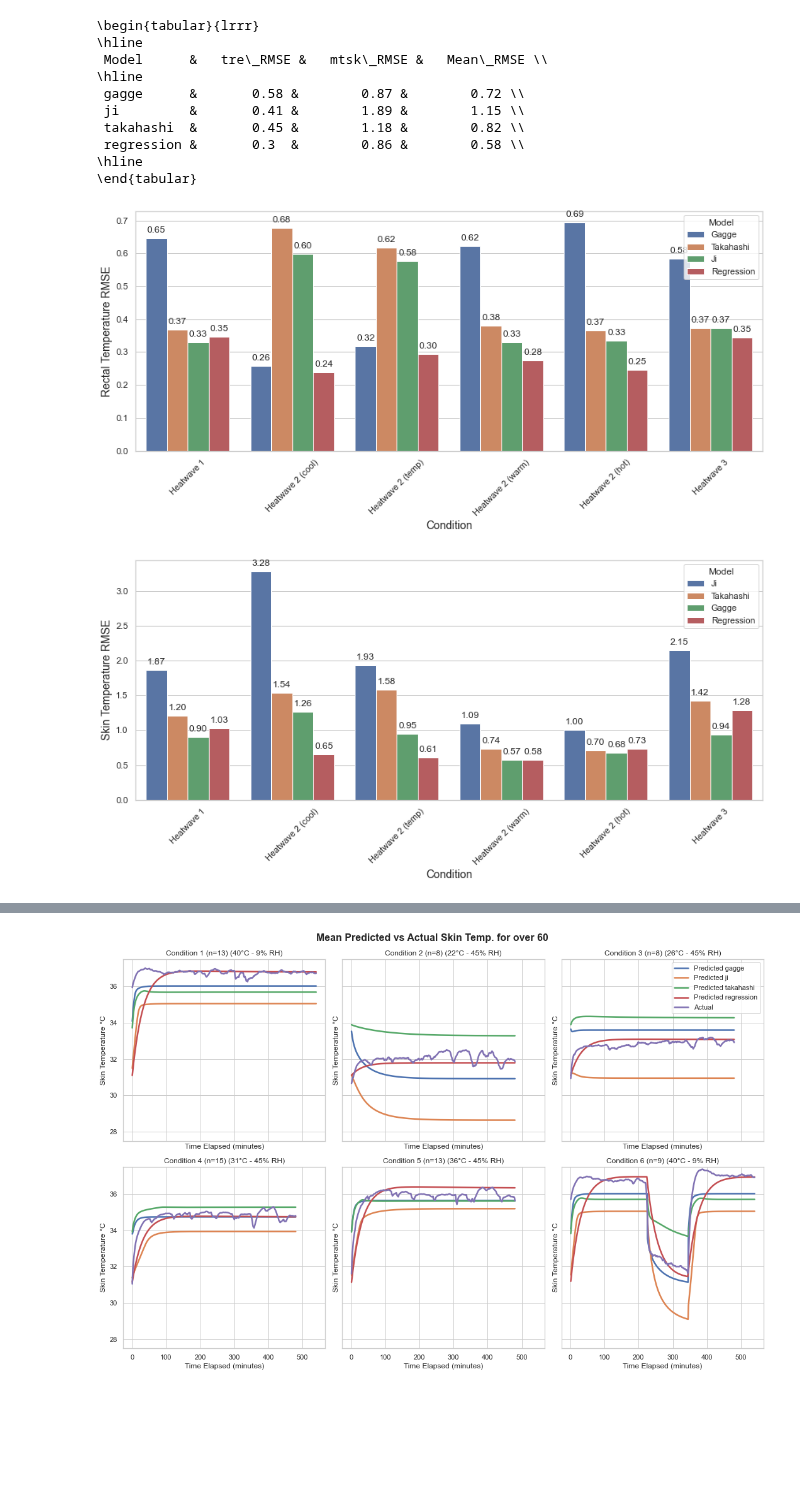
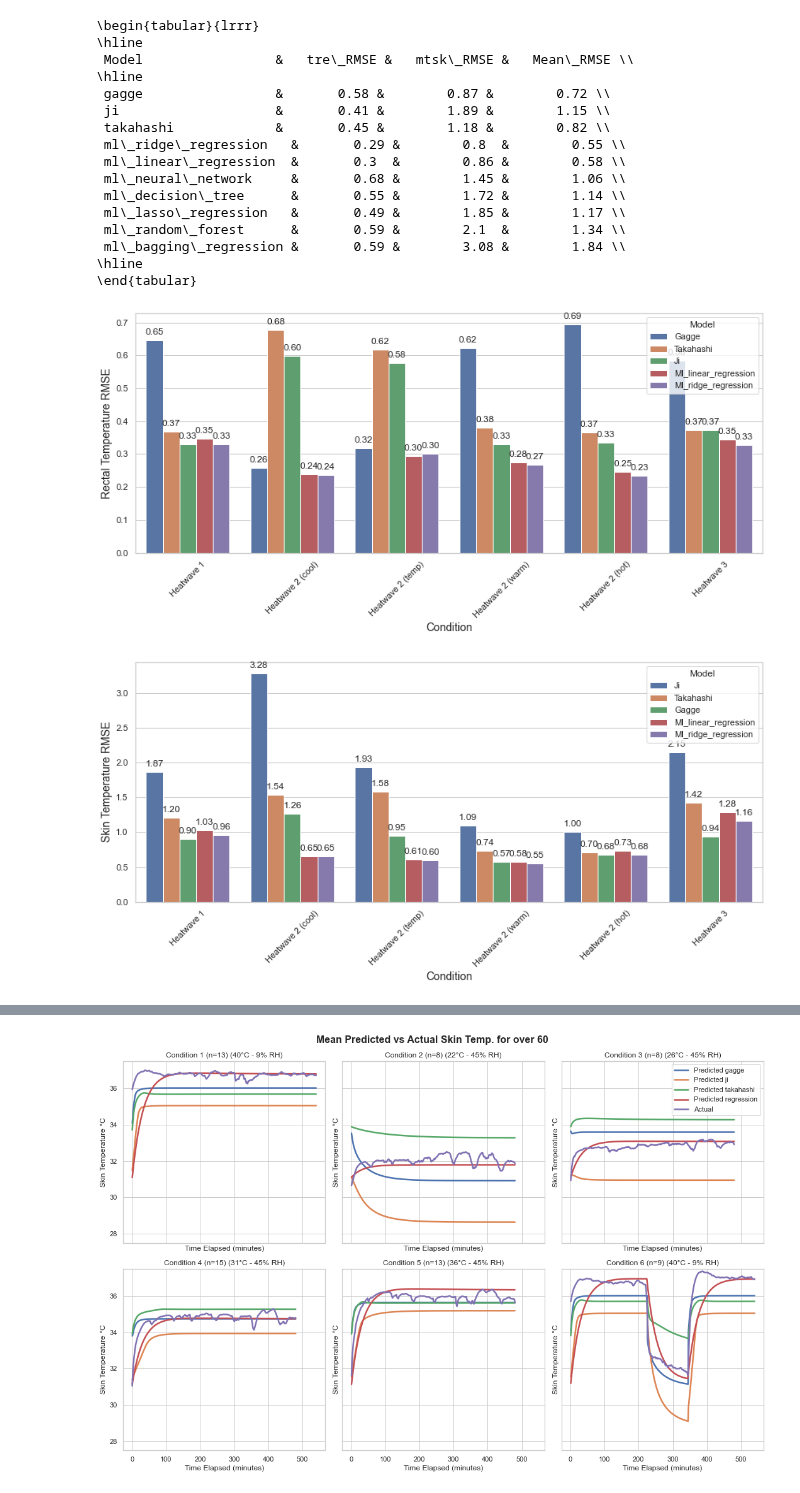
Before and after one commit to climate-ethos/core-temperature-modelling, a Jupyter notebook: results-analysis.ipynb, the cells around one changed output, grey strips where cells are left out. Saved outputs shown, nothing was run; the diff lists cells and outputs as text; code cells hidden in the pictures; blank space fills up the shorter version.

```diff
--- a/results-analysis.ipynb
+++ b/results-analysis.ipynb
@@ -9,12 +9,19 @@ from math import sqrt
 from tabulate import tabulate
 
 models = [
+    # Biophysical models
     'gagge',
     'ji',
     'takahashi',
-    'regression',
-    # 'rnn'
-    # 'fortran',
+    # ML models
+    'ml_ridge_regression',
+    'ml_linear_regression',
+    'ml_neural_network',
+    'ml_decision_tree',
+    'ml_lasso_regression',
+    'ml_random_forest',
+    'ml_bagging_regression',
+    'rnn'
 ]
 
 studies = [
@@ -105,15 +112,31 @@ print(latex_table)
 # %% [output]
 \begin{tabular}{lrrr}
 \hline
- Model      &   tre\_RMSE &   mtsk\_RMSE &   Mean\_RMSE \\
+ Model                 &   tre\_RMSE &   mtsk\_RMSE &   Mean\_RMSE \\
 \hline
- gagge      &       0.58 &        0.87 &        0.72 \\
- ji         &       0.41 &        1.89 &        1.15 \\
- takahashi  &       0.45 &        1.18 &        0.82 \\
- regression &       0.3  &        0.86 &        0.58 \\
+ gagge                 &       0.58 &        0.87 &        0.72 \\
+ ji                    &       0.41 &        1.89 &        1.15 \\
+ takahashi             &       0.45 &        1.18 &        0.82 \\
+ ml\_ridge\_regression   &       0.29 &        0.8  &        0.55 \\
+ ml\_linear\_regression  &       0.3  &        0.86 &        0.58 \\
+ ml\_neural\_network     &       0.68 &        1.45 &        1.06 \\
+ ml\_decision\_tree      &       0.55 &        1.72 &        1.14 \\
+ ml\_lasso\_regression   &       0.49 &        1.85 &        1.17 \\
+ ml\_random\_forest      &       0.59 &        2.1  &        1.34 \\
+ ml\_bagging\_regression &       0.59 &        3.08 &        1.84 \\
 \hline
 \end{tabular}
 # %%
+models = [
+    # Biophysical models
+    'gagge',
+    'ji',
+    'takahashi',
+    # ML models
+    'ml_ridge_regression',
+    'ml_linear_regression',
+]
+
 # To store the MSE of each model for each condition
 rmse_dict = {}
 
@@ -163,34 +186,34 @@ df['StudyCondition'] = df['StudyCondition'].replace(remap_dict)
 # Melt the DataFrame back to long format for seaborn
 df_melt = df.melt(id_vars=['StudyCondition', 'Model'], value_vars='RMSE')
 
 # Calculate the average MSE for each Model
 avg_mse = df.groupby('Model')['RMSE'].mean().sort_values(ascending=False)
 
 # Sort the 'Model' category based on the average MSE
 df_melt['Model'] = df_melt['Model'].astype('category')
 df_melt['Model'] = df_melt['Model'].cat.set_categories(avg_mse.index)
 
 # Plot the grouped bar chart
 ax = sns.barplot(x='StudyCondition', y='value', hue='Model', data=df_melt, hue_order=avg_mse.index)
 
 # Add a value label to each bar
 for p in ax.patches:
     ax.annotate(format(p.get_height(), '.2f'),
                 (p.get_x() + p.get_width() / 2., p.get_height()),
                 ha = 'center', va = 'center',
                 xytext = (0, 10),
                 textcoords = 'offset points')
 
 # plt.title('RMSE of Each Model Over Every Condition', fontsize=16)
 plt.ylabel('Rectal Temperature RMSE', fontsize=14)
 plt.xlabel('Condition', fontsize=14)
 plt.xticks(rotation=45)
 plt.tight_layout()
 # Save figure
 plt.savefig("figures/rectal_rmse_chart.pdf", format='pdf')
 plt.show()
 # %% [output]
-[figure, old version]
+[figure, new version]
 # %%
 # To store the MSE of each model for each condition
 rmse_dict = {}
@@ -268,5 +291,5 @@ plt.tight_layout()
 plt.savefig("figures/skin_rmse_chart.pdf", format='pdf')
 plt.show()
 # %% [output]
-[figure, old version]
+[figure, new version]
 # %%
```
Also changed, not shown: parts of 1 cell of this notebook.
